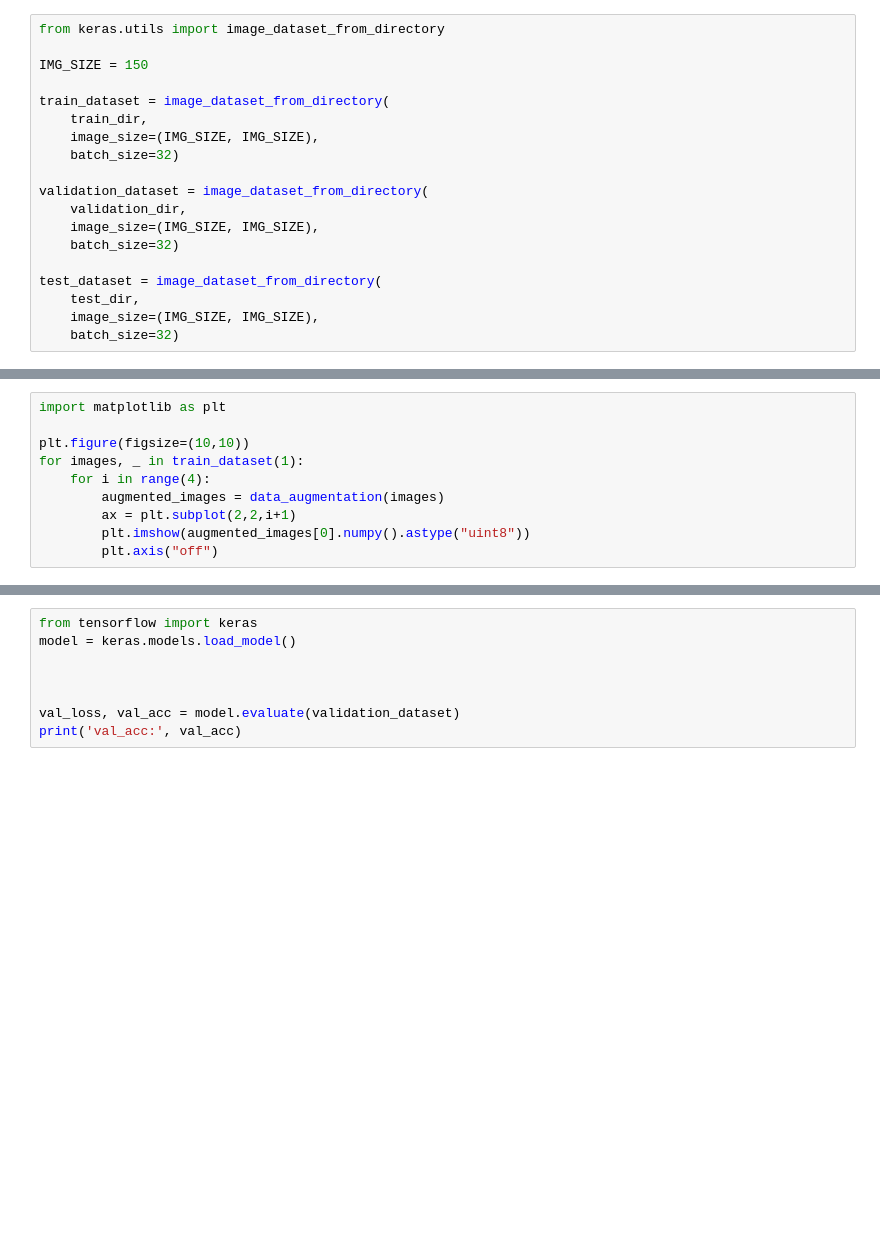
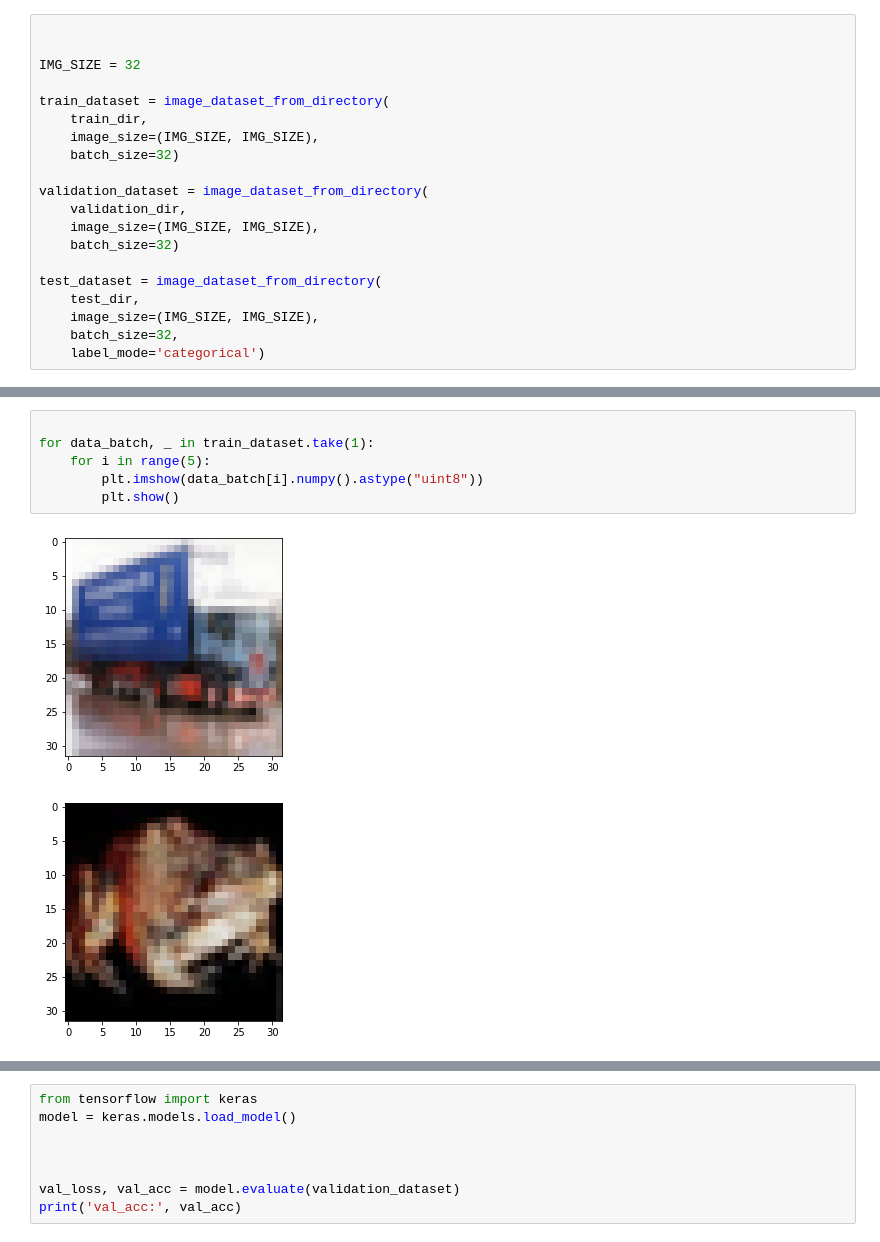
Before and after one commit to brunoneto04/IA-IMAGE-CLASSIFICATION-PROJECT, a Jupyter notebook: modelS_with_DataAugmentation.ipynb, the cells around one changed output, grey strips where cells are left out. Cells and saved outputs as stored; diff of their text form; blank space fills up the shorter version.

```diff
--- a/modelS_with_DataAugmentation.ipynb
+++ b/modelS_with_DataAugmentation.ipynb
@@ -98,9 +103,9 @@ total test horse images: 1000
 total test ship images: 1000
 total test truck images: 1000
 # %%
-from keras.utils import image_dataset_from_directory
 
-IMG_SIZE = 150
+
+IMG_SIZE = 32
 
 train_dataset = image_dataset_from_directory(
     train_dir,
@@ -115,4 +120,5 @@ validation_dataset = image_dataset_from_directory(
 test_dataset = image_dataset_from_directory(
     test_dir,
     image_size=(IMG_SIZE, IMG_SIZE),
-    batch_size=32)
+    batch_size=32,
+    label_mode='categorical')
@@ -151,10 +160,9 @@ Your kernel may have been built without NUMA support.
 # %%
-import matplotlib as plt
 
-plt.figure(figsize=(10,10))
-for images, _ in train_dataset(1):
-    for i in range(4):
-        augmented_images = data_augmentation(images)
-        ax = plt.subplot(2,2,i+1)
-        plt.imshow(augmented_images[0].numpy().astype("uint8"))
-        plt.axis("off")
+for data_batch, _ in train_dataset.take(1):
+    for i in range(5):
+        plt.imshow(data_batch[i].numpy().astype("uint8"))
+        plt.show()
+# %% [output]
+[figure, added]
+[figure, added]
```
Also changed, not shown: parts of 9 cells of this notebook.
